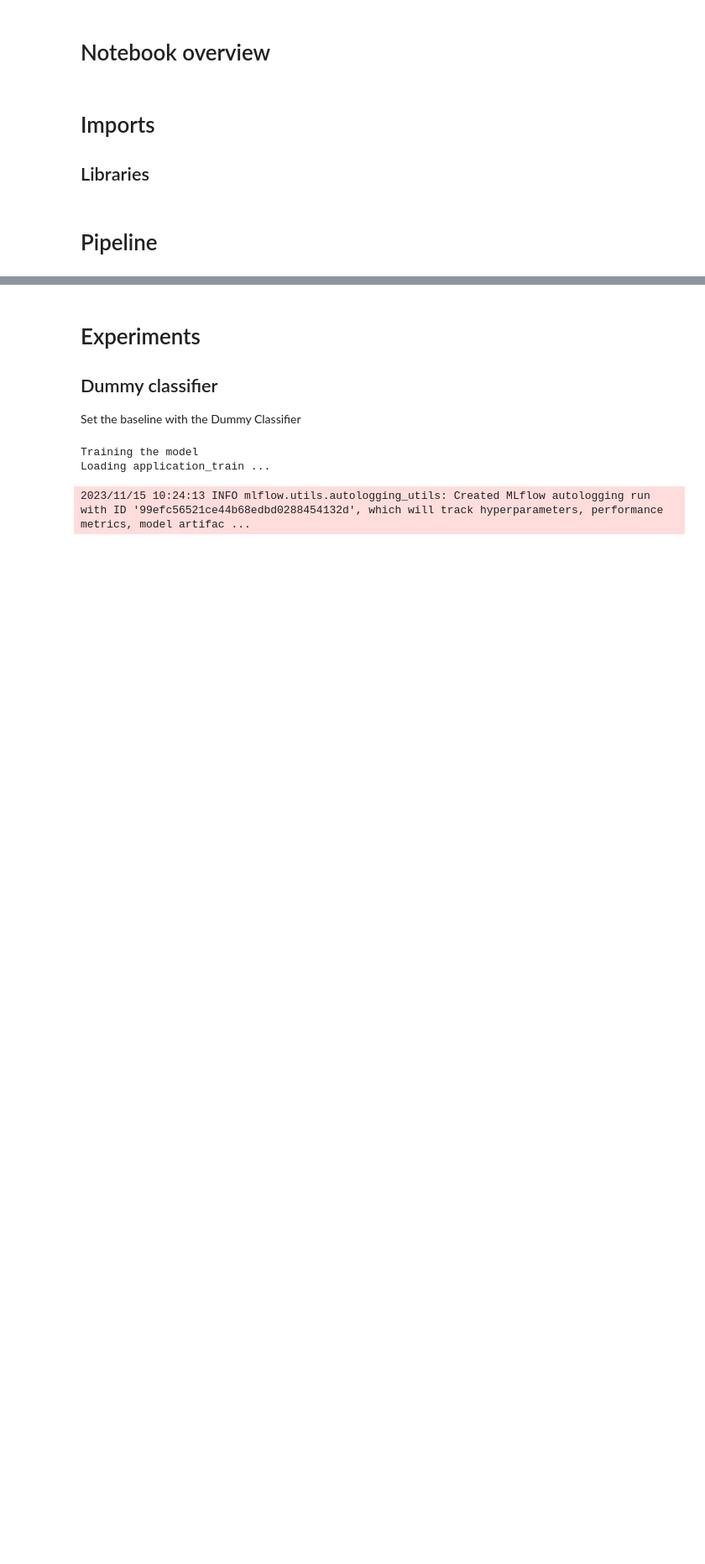
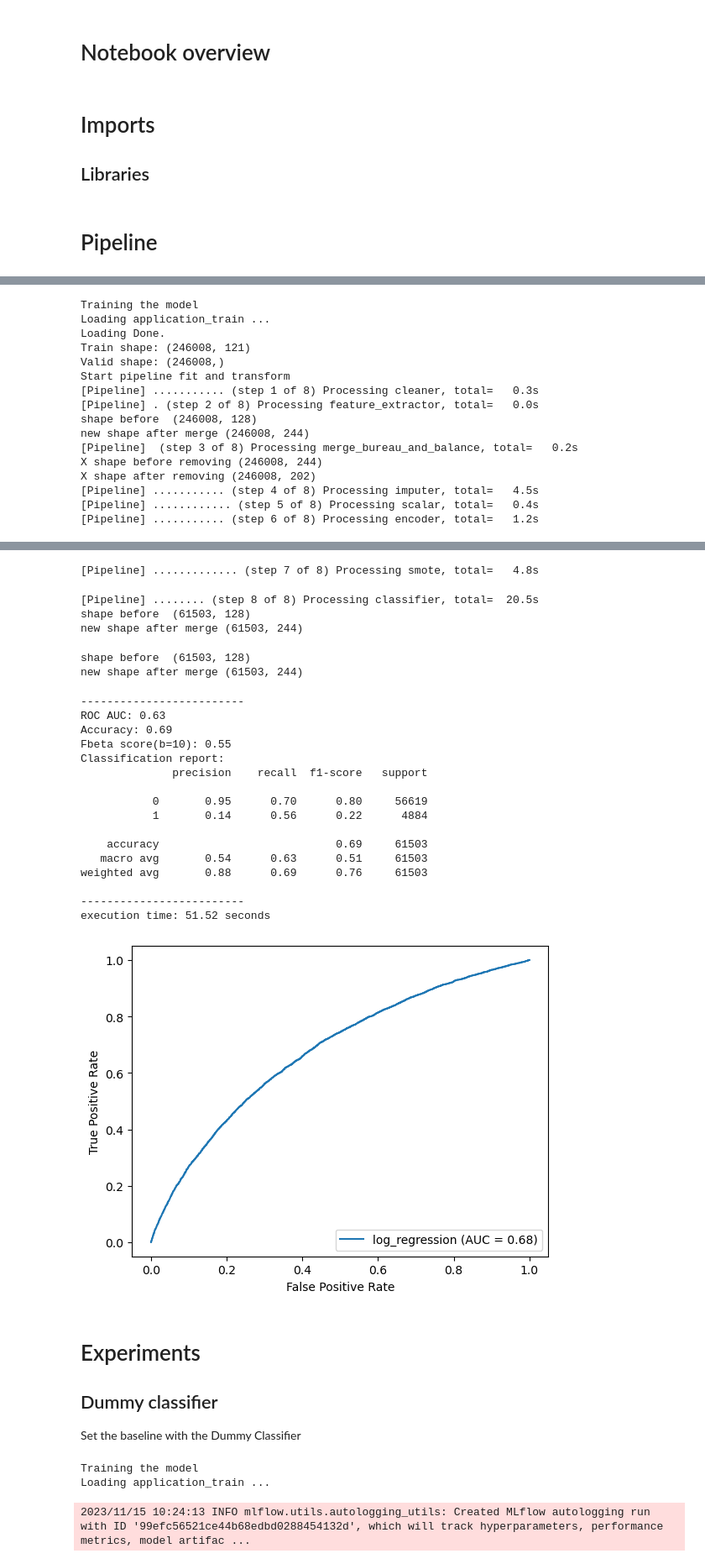
Before and after one commit to NatChe/credit-scoring-dashboard, a Jupyter notebook: 01_Training.ipynb, the cells around one changed output, grey strips where cells are left out. Shown: that part at 84% size. Cells and saved outputs as stored; diff of their text form; code cells hidden in the pictures; blank space fills up the shorter version.

Commit message:
feat(pipeline): join bureau and balance datasets

```diff
--- a/01_Training.ipynb
+++ b/01_Training.ipynb
@@ -88,7 +88,7 @@ def train(pipeline_name, config, dev_mode=True):
     print('Train shape: {}'.format(X_train.shape))
     print('Valid shape: {}'.format(y_train.shape))
 
-    pipeline = PIPELINES[pipeline_name](config=config)
+    pipeline = PIPELINES[pipeline_name](config=config, dev_mode=dev_mode)
 
     print('Start pipeline fit and transform')
     pipeline.fit(X_train, y_train)
@@ -104,0 +235,37 @@ def train(pipeline_name, config, dev_mode=True):
+# %%
+test_config = {
+    'preprocessing': {
+        'should_fill_na': True,
+        'num_imputer': SimpleImputer(strategy='median'),
+        'cat_imputer': SimpleImputer(strategy='most_frequent'),
+        'should_scale': True,
+        'scaler': StandardScaler(),
+        'use_bureau': True
+    },
+     'balancing': {
+        'should_oversample': True,
+        'with_categorical': False
+    },
+    'model_params': {
+        'random_state': 42
+    }
+}
+
+train('log_regression', config=test_config, dev_mode=False)
+# %% [output]
+Training the model
+Loading application_train ...
+Loading Done.
+Train shape: (246008, 121)
+Valid shape: (246008,)
+Start pipeline fit and transform
+[Pipeline] ........... (step 1 of 8) Processing cleaner, total=   0.3s
+[Pipeline] . (step 2 of 8) Processing feature_extractor, total=   0.0s
+shape before  (246008, 128)
+new shape after merge (246008, 244)
+[Pipeline]  (step 3 of 8) Processing merge_bureau_and_balance, total=   0.2s
+X shape before removing (246008, 244)
+X shape after removing (246008, 202)
+[Pipeline] ........... (step 4 of 8) Processing imputer, total=   4.5s
+[Pipeline] ............ (step 5 of 8) Processing scalar, total=   0.4s
+[Pipeline] ........... (step 6 of 8) Processing encoder, total=   1.2s
@@ -105,3 +275,26 @@ def train(pipeline_name, config, dev_mode=True):
+[Pipeline] ............. (step 7 of 8) Processing smote, total=   4.8s
+[Pipeline] ........ (step 8 of 8) Processing classifier, total=  20.5s
+shape before  (61503, 128)
+new shape after merge (61503, 244)
+shape before  (61503, 128)
+new shape after merge (61503, 244)
+-------------------------
+ROC AUC: 0.63
+Accuracy: 0.69
+Fbeta score(b=10): 0.55
+Classification report:
+              precision    recall  f1-score   support
+
+           0       0.95      0.70      0.80     56619
+           1       0.14      0.56      0.22      4884
+
+    accuracy                           0.69     61503
+   macro avg       0.54      0.63      0.51     61503
+weighted avg       0.88      0.69      0.76     61503
+
+-------------------------
+execution time: 51.52 seconds
+[figure, added]
 # %% [markdown]
 # Experiments
 ## Dummy classifier
```
Also changed, not shown: parts of 5 cells of this notebook, 3 other files.
